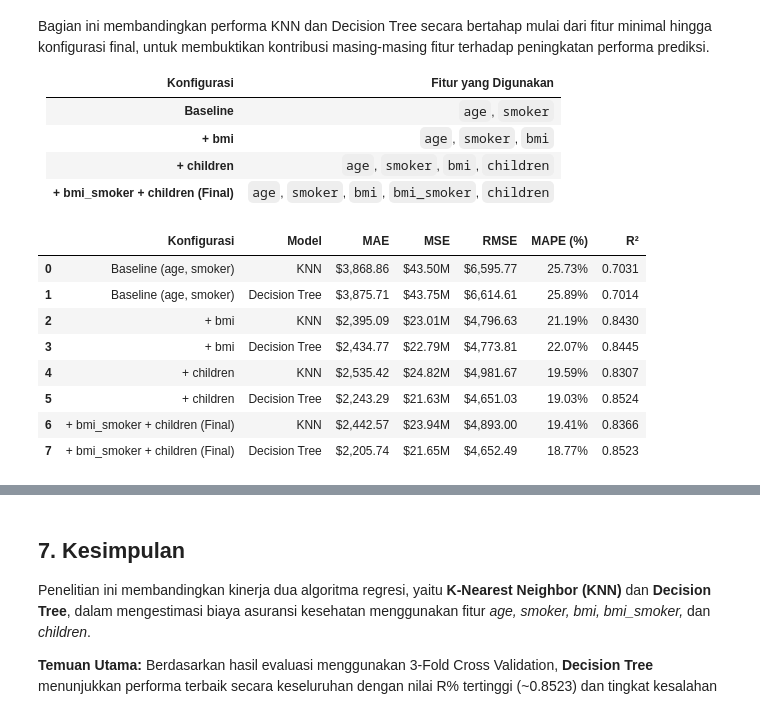
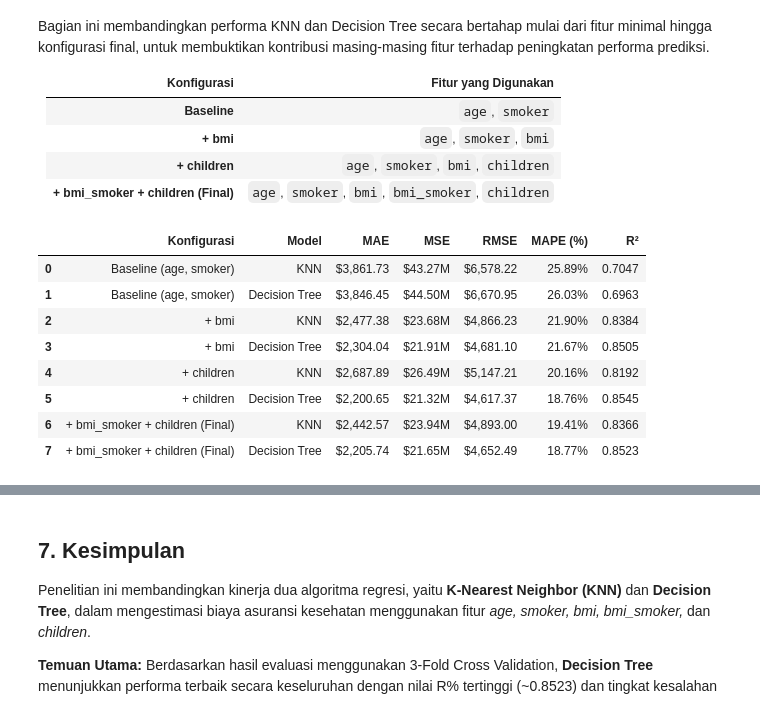
Before and after one commit to Maulana527/Tubes-Siscer, a Jupyter notebook: ML_Medical_Insurance_Regresi.ipynb, the cells around one changed output, grey strips where cells are left out. Saved outputs shown, nothing was run; the diff lists cells and outputs as text; code cells hidden in the pictures.

```diff
--- a/ML_Medical_Insurance_Regresi.ipynb
+++ b/ML_Medical_Insurance_Regresi.ipynb
@@ -1000,65 +1123,50 @@ def evaluate_feature_config(X_raw, label):
     scaler_s = StandardScaler()
     X_sc     = scaler_s.fit_transform(X_raw)
 
-    g_knn = GridSearchCV(
-        KNeighborsRegressor(),
-        {'n_neighbors': range(1, 51),
-         'weights'    : ['uniform', 'distance'],
-         'metric'     : ['euclidean', 'manhattan']},
-        cv=kf_s, scoring='r2'
-    )
-    g_knn.fit(X_sc, y_lg)
+    # Pakai parameter terbaik dari GridSearchCV sebelumnya
+    knn_ev = KNeighborsRegressor(**grid_knn.best_params_)
+    dt_ev  = DecisionTreeRegressor(random_state=42, **grid_dt.best_params_)
 
-    g_dt = GridSearchCV(
-        DecisionTreeRegressor(random_state=42),
-        {'max_depth'        : [3, 5, 7, 9, 11, 13, None],
-         'min_samples_split': [2, 5, 10, 15, 20, 30, 50, 100],
-         'min_samples_leaf' : [1, 2, 4, 6, 8, 10],
-         'criterion'        : ['squared_error', 'friedman_mse']},
-        cv=kf_s, scoring='r2'
-    )
-    g_dt.fit(X_raw, y_lg)
-
-    knn_log = cross_val_predict(g_knn.best_estimator_, X_sc,  y_lg, cv=kf_s)
-    dt_log  = cross_val_predict(g_dt.best_estimator_,  X_raw, y_lg, cv=kf_s)
+    knn_log = cross_val_predict(knn_ev, X_sc,  y_lg, cv=kf_s)
+    dt_log  = cross_val_predict(dt_ev,  X_raw, y_lg, cv=kf_s)
 
     y_act = np.exp(y_lg)
     rows  = []
     for name, pred in [('KNN', np.exp(knn_log)), ('Decision Tree', np.exp(dt_log))]:
         rows.append({
             'Konfigurasi': label,
             'Model'      : name,
             'MAE'        : mean_absolute_error(y_act, pred),
             'MSE'        : mean_squared_error(y_act, pred),
             'RMSE'       : sqrt(mean_squared_error(y_act, pred)),
             'MAPE (%)'   : mean_absolute_percentage_error(y_act, pred) * 100,
             'R²'         : r2_score(y_act, pred),
         })
     return rows
 
 df['bmi_smoker'] = df['bmi'] * df['smoker']
 
 rows_base  = evaluate_feature_config(df[['age', 'smoker']], 'Baseline (age, smoker)')
 rows_bmi   = evaluate_feature_config(df[['age', 'smoker', 'bmi']], '+ bmi')
 rows_child = evaluate_feature_config(df[['age', 'smoker', 'bmi', 'children']], '+ children')
 rows_final = evaluate_feature_config(df[['age', 'smoker', 'bmi', 'bmi_smoker', 'children']], '+ bmi_smoker + children (Final)')
 
 comp_df = pd.DataFrame(rows_base + rows_bmi + rows_child + rows_final)
 
 comp_display = comp_df.copy()
-comp_display['MAE']      = comp_display['MAE'].apply(lambda x: f'${x:,.2f}')
-comp_display['MSE']      = comp_display['MSE'].apply(lambda x: f'${x/1_000_000:,.2f}M')
-comp_display['RMSE']     = comp_display['RMSE'].apply(lambda x: f'${x:,.2f}')
-comp_display['MAPE (%)'] = comp_display['MAPE (%)'].apply(lambda x: f'{x:.2f}%')
-comp_display['R²']       = comp_display['R²'].apply(lambda x: f'{x:.4f}')
+comp_display['MAE']      = comp_df['MAE'].apply(lambda x: f'${x:,.2f}')
+comp_display['MSE']      = comp_df['MSE'].apply(lambda x: f'${x/1_000_000:,.2f}M')
+comp_display['RMSE']     = comp_df['RMSE'].apply(lambda x: f'${x:,.2f}')
+comp_display['MAPE (%)'] = comp_df['MAPE (%)'].apply(lambda x: f'{x:.2f}%')
+comp_display['R²']       = comp_df['R²'].apply(lambda x: f'{x:.4f}')
 display(comp_display)
 # %% [output]
 |  | Konfigurasi | Model | MAE | MSE | RMSE | MAPE (%) | R² |
-| 0 | Baseline (age, smoker) | KNN | $3,868.86 | $43.50M | $6,595.77 | 25.73% | 0.7031 |
-| 1 | Baseline (age, smoker) | Decision Tree | $3,875.71 | $43.75M | $6,614.61 | 25.89% | 0.7014 |
-| 2 | + bmi | KNN | $2,395.09 | $23.01M | $4,796.63 | 21.19% | 0.8430 |
-| 3 | + bmi | Decision Tree | $2,434.77 | $22.79M | $4,773.81 | 22.07% | 0.8445 |
-| 4 | + children | KNN | $2,535.42 | $24.82M | $4,981.67 | 19.59% | 0.8307 |
-| 5 | + children | Decision Tree | $2,243.29 | $21.63M | $4,651.03 | 19.03% | 0.8524 |
+| 0 | Baseline (age, smoker) | KNN | $3,861.73 | $43.27M | $6,578.22 | 25.89% | 0.7047 |
+| 1 | Baseline (age, smoker) | Decision Tree | $3,846.45 | $44.50M | $6,670.95 | 26.03% | 0.6963 |
+| 2 | + bmi | KNN | $2,477.38 | $23.68M | $4,866.23 | 21.90% | 0.8384 |
+| 3 | + bmi | Decision Tree | $2,304.04 | $21.91M | $4,681.10 | 21.67% | 0.8505 |
+| 4 | + children | KNN | $2,687.89 | $26.49M | $5,147.21 | 20.16% | 0.8192 |
+| 5 | + children | Decision Tree | $2,200.65 | $21.32M | $4,617.37 | 18.76% | 0.8545 |
 | 6 | + bmi_smoker + children (Final) | KNN | $2,442.57 | $23.94M | $4,893.00 | 19.41% | 0.8366 |
 | 7 | + bmi_smoker + children (Final) | Decision Tree | $2,205.74 | $21.65M | $4,652.49 | 18.77% | 0.8523 |
```
Also changed, not shown: parts of 12 cells of this notebook.
